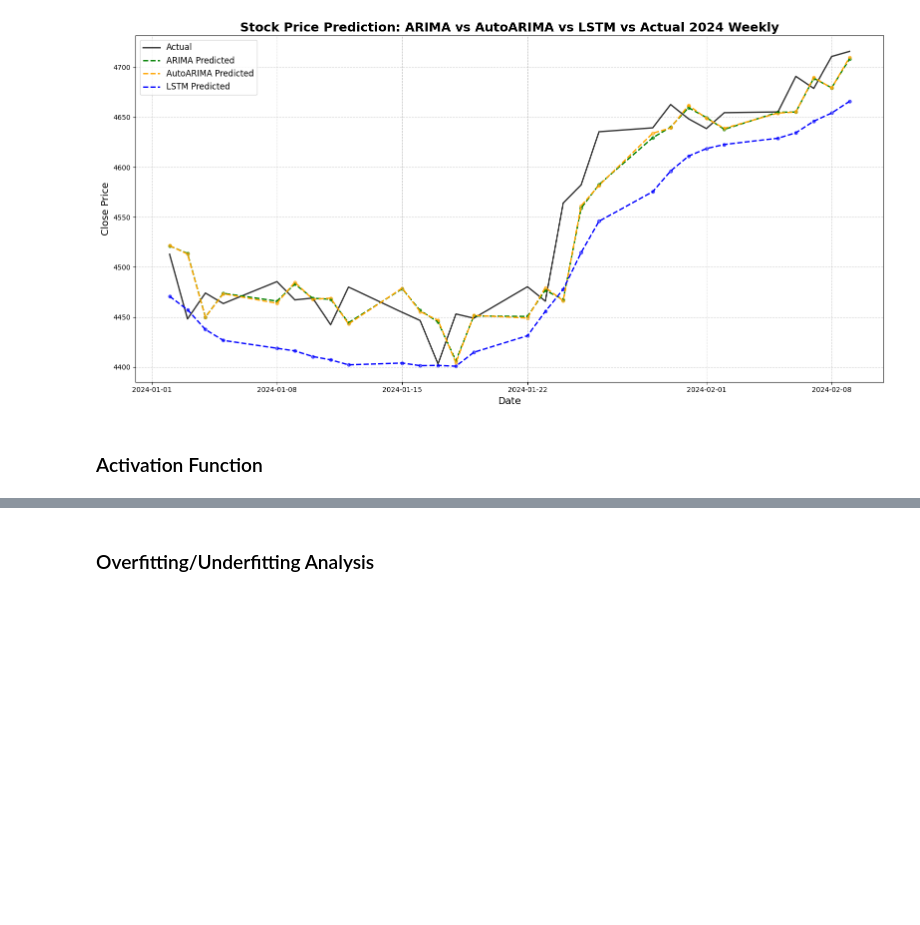
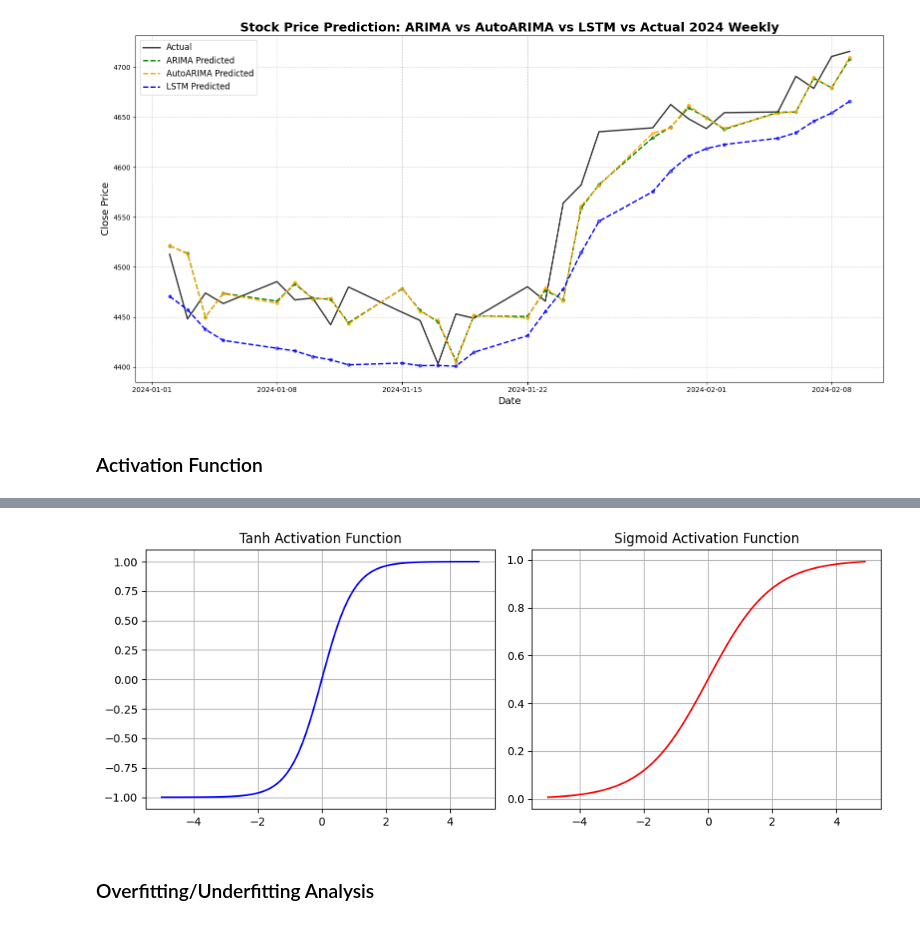
Before and after one commit to Fabio-Poli/CCT-Thesis-Project, a Jupyter notebook: Project_Code/Project Sep 2024.ipynb, the cells around one changed output, grey strips where cells are left out. Saved outputs shown, nothing was run; the diff lists cells and outputs as text; code cells hidden in the pictures; blank space fills up the shorter version.

```diff
--- a/Project_Code/Project Sep 2024.ipynb
+++ b/Project_Code/Project Sep 2024.ipynb
@@ -3244,0 +3100,65 @@ Epoch 17/50
+# %%
+# Define a function to create and train the LSTM model
+def train_and_evaluate_model(activation_function, neurons, learning_rate, batch_size, epochs, X, Y):
+    model = Sequential([
+        LSTM(neurons, activation=activation_function, input_shape=(X.shape[1], X.shape[2])),
+        Dropout(0.2),
+        Dense(1, activation='linear')  # Linear activation for regression
+    ])
+
+    model.compile(optimizer=Adam(learning_rate=learning_rate), loss='mean_squared_error')
+
+    # Split the data into training and testing sets
+    split = int(len(X) * 0.8)
+    X_train, X_test = X[:split], X[split:]
+    y_train, y_test = Y[:split], Y[split:]
+
+    # Train the model
+    model.fit(X_train, y_train, epochs=epochs, batch_size=batch_size, verbose=1, validation_split=0.2)
+
+    # Make predictions on the test data
+    predictions = model.predict(X_test)
+    rmse_score = np.sqrt(mean_squared_error(y_test, predictions))
+
+    return rmse_score, model
+
+# Best hyperparameters obtained
+best_neurons = 50
+best_lr = 0.01
+best_batch_size = 32
+best_epochs = 21
+
+# Placeholder for the actual dataset
+X = np.random.random((1000, 10, 5))  # 1000 samples, 10 timesteps, 5 features
+Y = np.random.random((1000, 1))  # 1000 samples, 1 target variable
+
+# Train and evaluate models with both activation functions
+rmse_tanh, model_tanh = train_and_evaluate_model('tanh', best_neurons, best_lr, best_batch_size, best_epochs, X, Y)
+rmse_sigmoid, model_sigmoid = train_and_evaluate_model('sigmoid', best_neurons, best_lr, best_batch_size, best_epochs, X, Y)
+
+# Output RMSE scores for comparison
+print(f"RMSE with Tanh activation: {rmse_tanh}")
+print(f"RMSE with Sigmoid activation: {rmse_sigmoid}")
+
+# Plot activation functions for reference
+def plot_activation_functions():
+    z = np.arange(-5, 5, 0.1)
+    plt.figure(figsize=(10, 4))
+
+    # Tanh activation function
+    plt.subplot(1, 2, 1)
+    plt.plot(z, np.tanh(z), label='Tanh', color='blue')
+    plt.title('Tanh Activation Function')
+    plt.grid(True)
+
+    # Sigmoid activation function
+    plt.subplot(1, 2, 2)
+    plt.plot(z, 1 / (1 + np.exp(-z)), label='Sigmoid', color='red')
+    plt.title('Sigmoid Activation Function')
+    plt.grid(True)
+
+    plt.tight_layout()
+    plt.show()
+
+plot_activation_functions()
+# %% [output]
@@ -3245,3 +3182,4 @@ Epoch 17/50
+[figure, added]
 # %% [markdown]
 ### Overfitting/Underfitting Analysis
 # %%
```
Also changed, not shown: parts of 16 cells of this notebook.
